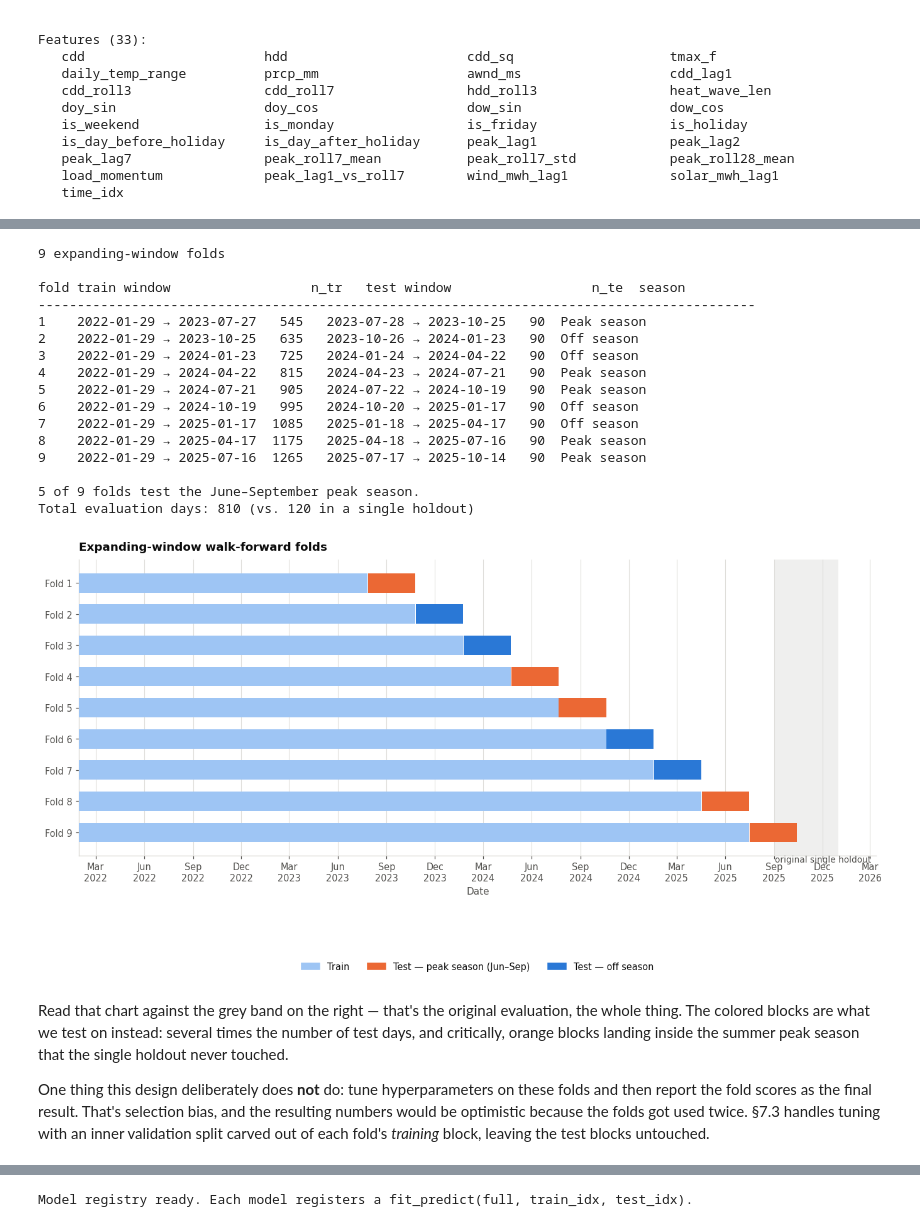
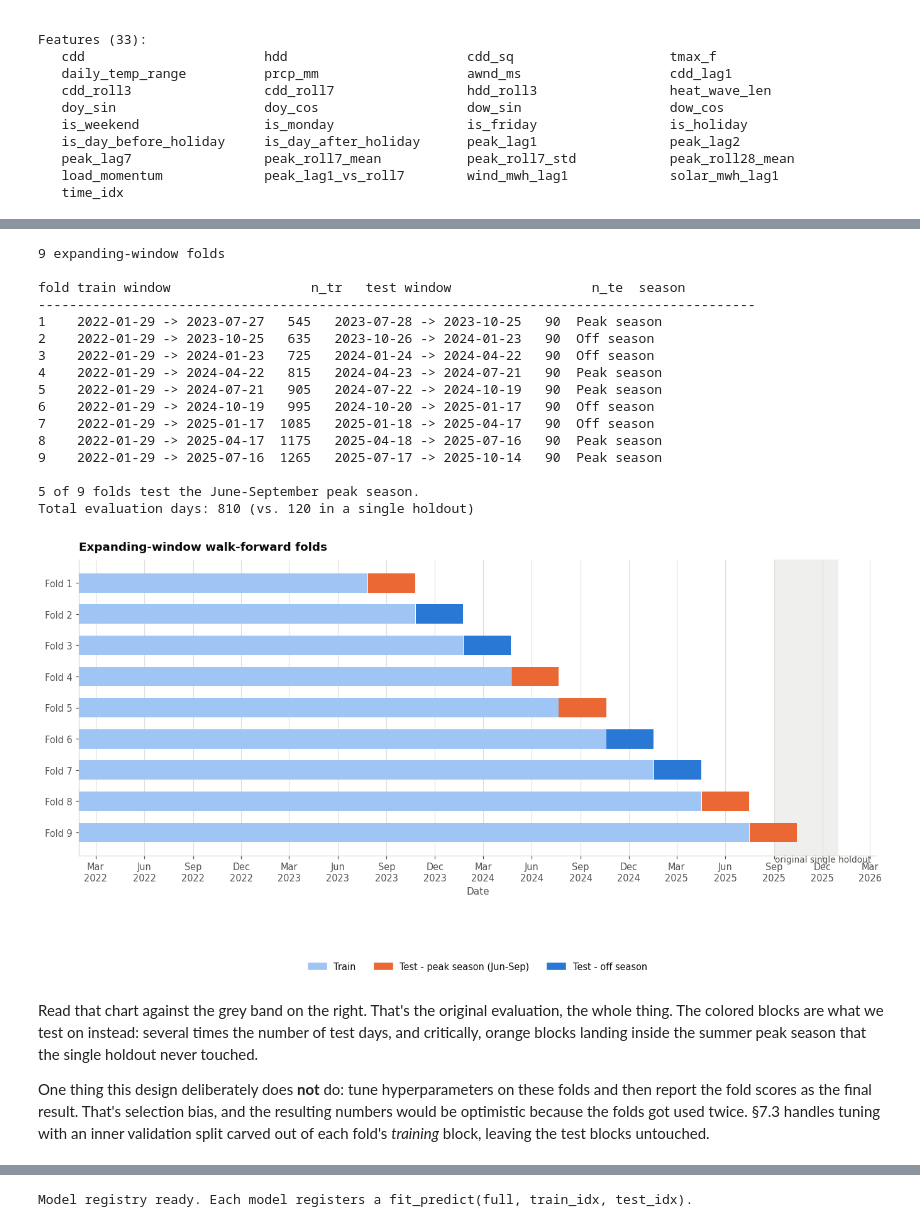
Before and after one commit to NeevSabhani/ercot-grid-load-forecasting, a Jupyter notebook: notebooks/ERCOT_Grid_Load_Forecasting.ipynb, the cells around one changed output, grey strips where cells are left out. Drawn from its saved outputs; the diff is of its cells as text; code cells hidden in the pictures.

```diff
--- a/notebooks/ERCOT_Grid_Load_Forecasting.ipynb
+++ b/notebooks/ERCOT_Grid_Load_Forecasting.ipynb
@@ -409,7 +409,7 @@ bug. It tells you where to go look.
 # %%
 GW = 1_000.0
 
-print("CHECK 2 — PHYSICAL PLAUSIBILITY")
+print("CHECK 2 - PHYSICAL PLAUSIBILITY")
 print("=" * 74)
 
 flags = []
@@ -419,7 +419,7 @@ def screen(label, value, lo, hi, unit="", fmt="{:,.2f}"):
     if not ok: flags.append(label)
     bar = "PASS" if ok else "FLAG"
     print(f"  [{bar}] {label:<44s} {fmt.format(value)}{unit}"
-          f"   (plausible {fmt.format(lo)}–{fmt.format(hi)})")
+          f"   (plausible {fmt.format(lo)}-{fmt.format(hi)})")
 
 # ---- 2a. Peak load level -------------------------------------------------
 pk = raw["peak_load_mw"]
@@ -434,11 +434,11 @@ if "total_load_mwh" in raw.columns:
     implied_avg_mw = raw["total_load_mwh"] / 24.0
     load_factor    = implied_avg_mw / pk
     screen("median implied daily load factor", load_factor.median(), 0.70, 0.95, "")
-    print(f"         load factor 5th–95th pct: "
-          f"{load_factor.quantile(0.05):.3f} – {load_factor.quantile(0.95):.3f}")
+    print(f"         load factor 5th-95th pct: "
+          f"{load_factor.quantile(0.05):.3f} - {load_factor.quantile(0.95):.3f}")
     if "mean_load_mw" in raw.columns:
         resid = (raw["mean_load_mw"] - implied_avg_mw).abs() / raw["mean_load_mw"]
-        print(f"         mean_load_mw vs total_load_mwh/24 — median rel. gap: "
+        print(f"         mean_load_mw vs total_load_mwh/24 - median rel. gap: "
               f"{resid.median():.3%}   {'(consistent)' if resid.median() < 0.02 else '(INCONSISTENT)'}")
 
 # ---- 2c. Renewables: implied capacity factor ----------------------------
@@ -507,10 +507,10 @@ if {"renewable_mwh", "wind_mwh", "solar_mwh"} <= set(raw.columns):
     gap = (raw["renewable_mwh"] - raw["wind_mwh"] - raw["solar_mwh"]).abs().max()
     print(f"\n-- Aggregate consistency ---------------------------------------------")
     print(f"     max |renewable_mwh - (wind + solar)| = {gap:,.4f} MWh"
-          f"   {'(exact)' if gap < 1 else '(MISMATCH — a fuel category may be missing)'}")
+          f"   {'(exact)' if gap < 1 else '(MISMATCH - a fuel category may be missing)'}")
 
 print("\n" + "=" * 74)
 print(f"SUMMARY: {len(flags)} screen(s) flagged"
-      + (f" -> {flags}" if flags else " — all physical screens passed"))
+      + (f" -> {flags}" if flags else " - all physical screens passed"))
 print("A flag is a pointer to investigate upstream in build_dataset.py, not proof of an error.")
 # %% [output]
@@ -563,5 +563,5 @@ which is cheap insurance and makes the notebook self-contained.
 # %%
-print("CHECK 3 — TARGET LEAKAGE IN AUTOREGRESSIVE FEATURES")
+print("CHECK 3 - TARGET LEAKAGE IN AUTOREGRESSIVE FEATURES")
 print("=" * 74)
 
 y_raw = raw["peak_load_mw"]
@@ -592,17 +592,17 @@ for col, variants in candidates.items():
         "max |stored - safe|":  diffs["safe"],
         "max |stored - leaky|": diffs["leaky"],
         "matches":              best,
-        "verdict": "SAFE (shifted)" if best == "safe" else "*** LEAKY — includes day t ***",
+        "verdict": "SAFE (shifted)" if best == "safe" else "*** LEAKY - includes day t ***",
     })
 
 leak_report = pd.DataFrame(rows).set_index("feature")
 display(leak_report.style.format({"max |stored - safe|": "{:,.4f}",
-                                  "max |stored - leaky|": "{:,.4f}"}, na_rep="—"))
+                                  "max |stored - leaky|": "{:,.4f}"}, na_rep="-"))
 
 # A second, model-free smell test: correlation of each AR feature with the target.
 # A shifted 7-day mean of a smooth series is legitimately highly correlated, so this is
-# indicative rather than decisive — which is exactly why the exact-match test above leads.
-print("\nCorrelation with the target (indicative only — a shifted roll7 mean is legitimately high):")
+# indicative rather than decisive - which is exactly why the exact-match test above leads.
+print("\nCorrelation with the target (indicative only - a shifted roll7 mean is legitimately high):")
 for col in candidates:
     if col in raw.columns:
         print(f"   corr(peak_load_mw, {col:<22s}) = {y_raw.corr(raw[col]):.4f}")
@@ -912,7 +911,7 @@ pivot = hot.pivot_table(index="cdd_bin", columns="history", values="peak", aggfu
 counts = hot.pivot_table(index="cdd_bin", columns="history", values="peak", aggfunc="size")
 pivot["difference_mw"] = pivot["Preceding 3 days HOT"] - pivot["Preceding 3 days MILD"]
 
-print("THERMAL-MASS EFFECT — mean peak load (MW) within bins of TODAY's CDD")
+print("THERMAL-MASS EFFECT - mean peak load (MW) within bins of TODAY's CDD")
 print("-" * 74)
 display(pivot.style.format("{:,.0f}"))
 print("Sample sizes per cell:")
@@ -931,7 +930,7 @@ for xi, d, top in zip(x, pivot["difference_mw"], pair_top):
     ax.text(xi, top + 0.9, f"{d:+,.0f} MW", ha="center", fontsize=9.5,
             color=INK_2, fontweight="semibold")
 ax.set_xticks(x)
-ax.set_xticklabels([f"{q}\n(CDD {lo:.0f}–{hi:.0f})" for q, (lo, hi) in zip(
+ax.set_xticklabels([f"{q}\n(CDD {lo:.0f}-{hi:.0f})" for q, (lo, hi) in zip(
     pivot.index.astype(str),
     zip(hot.groupby("cdd_bin")["cdd_today"].min(), hot.groupby("cdd_bin")["cdd_today"].max()))])
 ax.set_xlabel("Quartile of TODAY's cooling degree-days (held approximately fixed)")
@@ -944,6 +943,6 @@ plt.tight_layout(); plt.show()
 
 print(f"\nMean uplift attributable to a hot 3-day history: "
       f"{pivot['difference_mw'].mean():+,.0f} MW")
-print("This is a real, sizeable effect at constant same-day temperature —")
+print("This is a real, sizeable effect at constant same-day temperature -")
 print("so lagged and accumulated degree-days are justified features, not decoration.")
 # %% [output]
@@ -1852,7 +1851,7 @@ class Fold:
     test_idx: pd.DatetimeIndex
     @property
     def label(self):
-        return f"F{self.k}: {self.test_idx.min():%Y-%m-%d} → {self.test_idx.max():%Y-%m-%d}"
+        return f"F{self.k}: {self.test_idx.min():%Y-%m-%d} -> {self.test_idx.max():%Y-%m-%d}"
     @property
     def season(self):
         m = self.test_idx.month
@@ -1873,12 +1872,12 @@ print(f"{len(FOLDS)} expanding-window folds\n")
 print(f"{'fold':<5}{'train window':<28}{'n_tr':>6}   {'test window':<28}{'n_te':>5}  season")
 print("-" * 92)
 for f in FOLDS:
-    print(f"{f.k:<5}{f.train_idx.min():%Y-%m-%d} → {f.train_idx.max():%Y-%m-%d}"
-          f"{len(f.train_idx):>6}   {f.test_idx.min():%Y-%m-%d} → {f.test_idx.max():%Y-%m-%d}"
+    print(f"{f.k:<5}{f.train_idx.min():%Y-%m-%d} -> {f.train_idx.max():%Y-%m-%d}"
+          f"{len(f.train_idx):>6}   {f.test_idx.min():%Y-%m-%d} -> {f.test_idx.max():%Y-%m-%d}"
           f"{len(f.test_idx):>5}  {f.season}")
 
 n_peak = sum(f.season == "Peak season" for f in FOLDS)
-print(f"\n{n_peak} of {len(FOLDS)} folds test the June–September peak season.")
+print(f"\n{n_peak} of {len(FOLDS)} folds test the June-September peak season.")
 print(f"Total evaluation days: {sum(len(f.test_idx) for f in FOLDS):,} "
       f"(vs. 120 in a single holdout)")
 # %% [output]
@@ -1886,56 +1885,56 @@ print(f"Total evaluation days: {sum(len(f.test_idx) for f in FOLDS):,} "
 
 fold train window                  n_tr   test window                  n_te  season
 --------------------------------------------------------------------------------------------
-1    2022-01-29 → 2023-07-27   545   2023-07-28 → 2023-10-25   90  Peak season
-2    2022-01-29 → 2023-10-25   635   2023-10-26 → 2024-01-23   90  Off season
-3    2022-01-29 → 2024-01-23   725   2024-01-24 → 2024-04-22   90  Off season
-4    2022-01-29 → 2024-04-22   815   2024-04-23 → 2024-07-21   90  Peak season
-5    2022-01-29 → 2024-07-21   905   2024-07-22 → 2024-10-19   90  Peak season
-6    2022-01-29 → 2024-10-19   995   2024-10-20 → 2025-01-17   90  Off season
-7    2022-01-29 → 2025-01-17  1085   2025-01-18 → 2025-04-17   90  Off season
-8    2022-01-29 → 2025-04-17  1175   2025-04-18 → 2025-07-16   90  Peak season
-9    2022-01-29 → 2025-07-16  1265   2025-07-17 → 2025-10-14   90  Peak season
+1    2022-01-29 -> 2023-07-27   545   2023-07-28 -> 2023-10-25   90  Peak season
+2    2022-01-29 -> 2023-10-25   635   2023-10-26 -> 2024-01-23   90  Off season
+3    2022-01-29 -> 2024-01-23   725   2024-01-24 -> 2024-04-22   90  Off season
+4    2022-01-29 -> 2024-04-22   815   2024-04-23 -> 2024-07-21   90  Peak season
+5    2022-01-29 -> 2024-07-21   905   2024-07-22 -> 2024-10-19   90  Peak season
+6    2022-01-29 -> 2024-10-19   995   2024-10-20 -> 2025-01-17   90  Off season
+7    2022-01-29 -> 2025-01-17  1085   2025-01-18 -> 2025-04-17   90  Off season
+8    2022-01-29 -> 2025-04-17  1175   2025-04-18 -> 2025-07-16   90  Peak season
+9    2022-01-29 -> 2025-07-16  1265   2025-07-17 -> 2025-10-14   90  Peak season
 
-5 of 9 folds test the June–September peak season.
+5 of 9 folds test the June-September peak season.
 Total evaluation days: 810 (vs. 120 in a single holdout)
 # %%
 fig, ax = plt.subplots(figsize=(12.5, 0.52 * len(FOLDS) + 2.4))
 
 for f in FOLDS:
     clr = PALETTE["orange"] if f.season == "Peak season" else PALETTE["blue"]
     ax.barh(f.k, (f.train_idx.max() - f.train_idx.min()).days,
             left=mdates.date2num(f.train_idx.min()), height=0.62,
             color=SEQ_BLUE[1], zorder=3)
     ax.barh(f.k, (f.test_idx.max() - f.test_idx.min()).days,
             left=mdates.date2num(f.test_idx.min()), height=0.62,
             color=clr, zorder=4)
 
 # Reference band: the single 120-day holdout the original notebook used.
 ax.axvspan(mdates.date2num(data.index[-120]), mdates.date2num(data.index[-1]),
            color=INK_MUTED, alpha=0.13, lw=0, zorder=1)
 ax.text(mdates.date2num(data.index[-120]), len(FOLDS) + 0.95,
         "original single holdout", fontsize=9, color=INK_2, ha="left")
 
 ax.set_yticks([f.k for f in FOLDS])
 ax.set_yticklabels([f"Fold {f.k}" for f in FOLDS])
 ax.invert_yaxis()
 ax.set_xlabel("Date")
 ax.set_title("Expanding-window walk-forward folds")
 ax.xaxis_date()
 ax.xaxis.set_major_locator(mdates.MonthLocator(interval=3))
 ax.xaxis.set_major_formatter(mdates.DateFormatter("%b\n%Y"))
 ax.grid(axis="y", visible=False)
 
 from matplotlib.patches import Patch
 ax.legend(handles=[Patch(color=SEQ_BLUE[1], label="Train"),
-                   Patch(color=PALETTE["orange"], label="Test — peak season (Jun–Sep)"),
-                   Patch(color=PALETTE["blue"], label="Test — off season")],
-          loc="lower center", bbox_to_anchor=(0.5, -0.42), ncol=3)
+                   Patch(color=PALETTE["orange"], label="Test - peak season (Jun-Sep)"),
+                   Patch(color=PALETTE["blue"], label="Test - off season")],
+          loc="lower center", bbox_to_anchor=(0.5, -0.30), ncol=3)
 plt.tight_layout(); plt.show()
 # %% [output]
-[figure, old version]
+[figure, new version]
 # %% [markdown]
-Read that chart against the grey band on the right — that's the original evaluation, the whole
+Read that chart against the grey band on the right. That's the original evaluation, the whole
 thing. The colored blocks are what we test on instead: several times the number of test days, and
 critically, orange blocks landing inside the summer peak season that the single holdout never
 touched.
```
Also changed, not shown: parts of 81 cells of this notebook, 4 other files.
